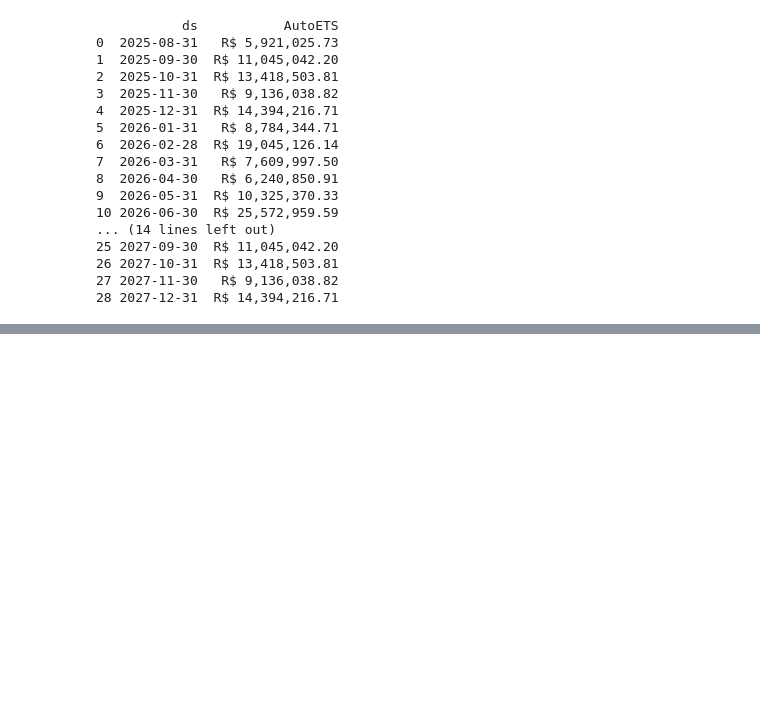
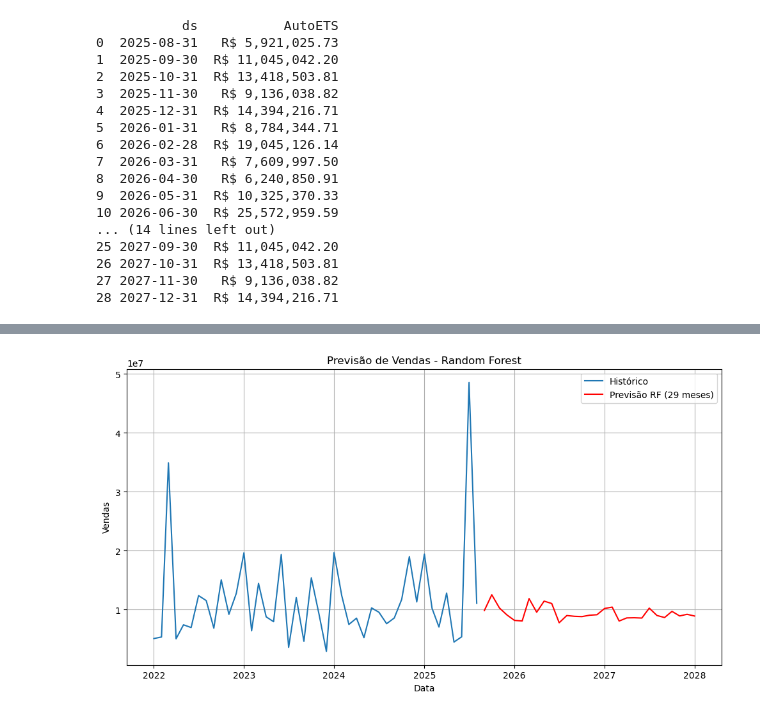
Before and after one commit to SoyerCold/Ciencia-de-dados---Case-Vendas, a Jupyter notebook: Case de Vendas V2.ipynb, the cells around one changed output, grey strips where cells are left out. Saved outputs shown, nothing was run; the diff lists cells and outputs as text; code cells hidden in the pictures; blank space fills up the shorter version.

```diff
--- a/Case de Vendas V2.ipynb
+++ b/Case de Vendas V2.ipynb
@@ -143,0 +250,13 @@ print(forecast[['ds', 'AutoETS']])
+# %%
+# 2️⃣ Criar features de lags
+# Ex: usar vendas dos últimos 12 meses para prever o próximo
+lags = 12
+for i in range(1, lags+1):
+    df[f"lag_{i}"] = df["vendas"].shift(i)
+
+df = df.dropna()  # remover linhas com NaN por causa dos lags
+# %%
+# 3️⃣ Separar treino e teste
+X = df[[f"lag_{i}" for i in range(1, lags+1)]]
+y = df["vendas"]
+X_train, X_test, y_train, y_test = train_test_split(X, y, shuffle=False, test_size=12)  # últimos 12 meses como teste
@@ -143,0 +278,26 @@ print(forecast[['ds', 'AutoETS']])
+# %%
+# 6️⃣ Previsão futura (29 meses à frente)
+last_known = df["vendas"].iloc[-lags:].values.tolist()  # últimos 12 meses
+future_preds = []
+
+for _ in range(29):
+    X_future = pd.DataFrame([last_known[-lags:]], columns=[f"lag_{i}" for i in range(1, lags+1)])
+    pred = rf.predict(X_future)[0]
+    future_preds.append(pred)
+    last_known.append(pred)  # adicionar ao histórico para próximo passo
+
+forecast_index = pd.date_range(start=df.index[-1] + pd.offsets.MonthBegin(1), periods=29, freq="MS")
+forecast_series = pd.Series(future_preds, index=forecast_index)
+# %%
+# 7️⃣ Plotar resultados
+plt.figure(figsize=(12,6))
+plt.plot(df.index, df["vendas"], label="Histórico")
+plt.plot(forecast_index, forecast_series, label="Previsão RF (29 meses)", color="red")
+plt.legend()
+plt.title("Previsão de Vendas - Random Forest")
+plt.xlabel("Data")
+plt.ylabel("Vendas")
+plt.grid(True)
+plt.show()
+# %% [output]
+[figure, added]
```
Also changed, not shown: parts of 46 cells of this notebook.
